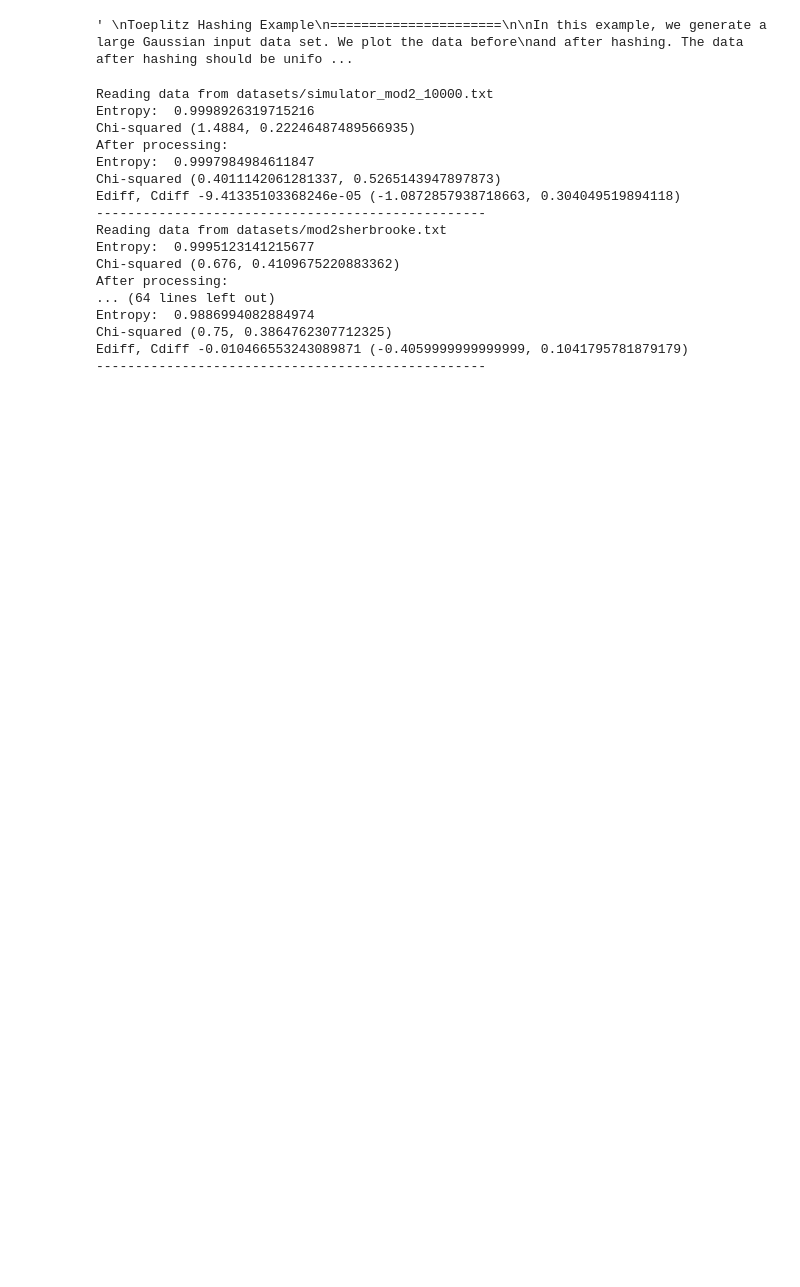
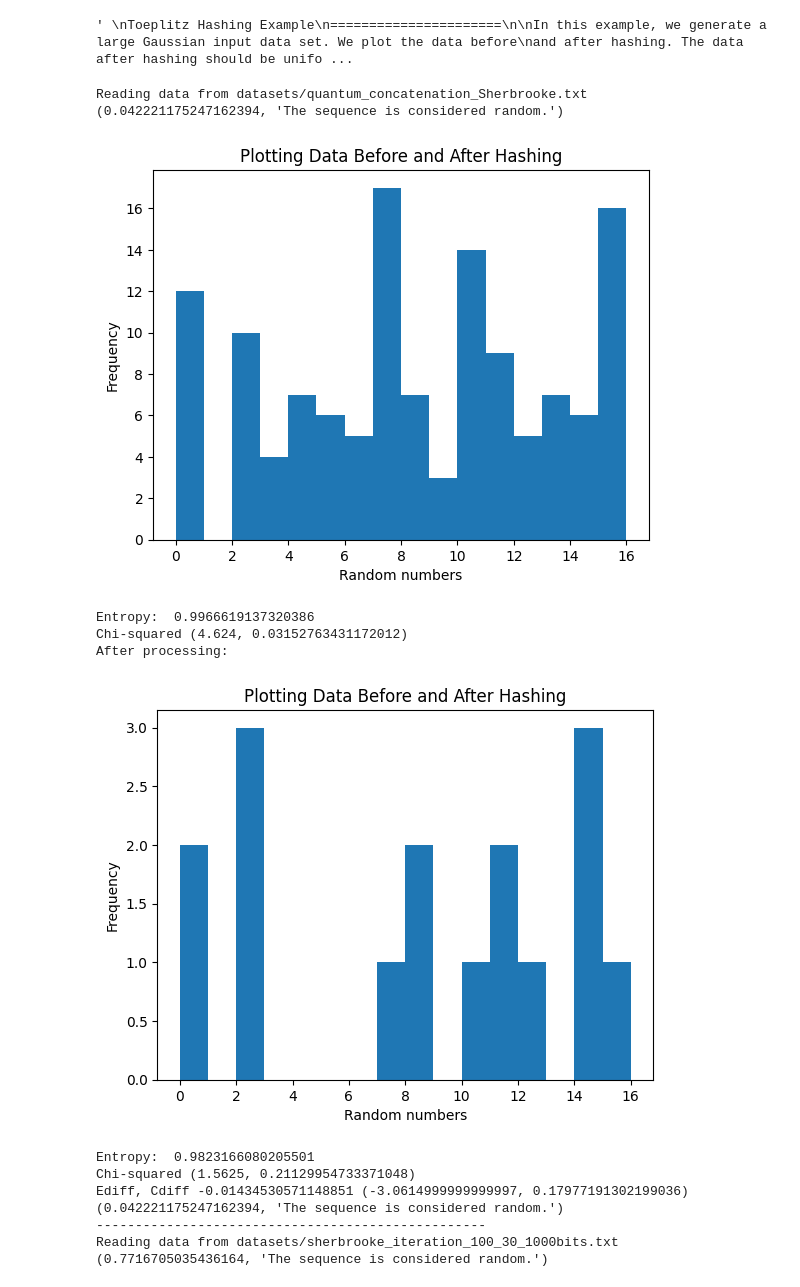
Before and after one commit to Valmohaugen/SC-Quantathon-2024, a Jupyter notebook: entropize.ipynb, the cells around one changed output. Saved outputs shown, nothing was run; the diff lists cells and outputs as text; code cells hidden in the pictures; blank space fills up the shorter version.

```diff
--- a/entropize.ipynb
+++ b/entropize.ipynb
@@ -106,6 +107,32 @@ def entropize(full_bitstring, inputdata, N, verbose=True, plot=True):
         print("Chi-squared", c1)
     return e1-e0, tuple_diff(c1,c0)
 
+
+def spectral_fft_test(bit_sequence):
+    from scipy.special import erfc
+
+    N = len(bit_sequence)
+    if N < 1000:
+        raise ValueError("Sequence length must be at least 1000 bits.")
+
+    seq = np.array([1 if bit == '1' else -1 for bit in bit_sequence])
+    fft_result = np.fft.fft(seq)
+    magnitudes = np.abs(fft_result)[0:N//2]
+    threshold = math.sqrt(math.log(1/0.05) * N)
+    num_peaks = np.sum(magnitudes < threshold)
+    N0 = 0.95 * N / 2
+    d = (num_peaks - N0) / math.sqrt(N * 0.95 * 0.05 / 4)
+    p_value = erfc(abs(d) / math.sqrt(2))
+
+    if p_value >= 0.01:
+        result = "The sequence is considered random."
+    else:
+        result = "The sequence is considered non-random."
+
+    return p_value, result
+
+
+
 def int_index_map(lst):
     indexes = {}
     counts = {}
@@ -170,29 +197,28 @@ def list_files_in_directory(directory):
     return files
 # %%
 N = 4
-for file in list_files_in_directory("datasets"):
+for file in list_files_in_directory("../renamed-datasets"):
     print(f"Reading data from {file}")
     full_bitstring = read_full_file_as_str(file)
     dataset = np.array(bitstring_to_int_array(full_bitstring, N))
+    print(spectral_fft_test(full_bitstring))
     #toefflize_with_extra(full_bitstring, dataset, N)
-    ediff, chidiff = entropize(full_bitstring, dataset, N, True, False)
+    ediff, chidiff = entropize(full_bitstring, dataset, N, True, True)
     print("Ediff, Cdiff", ediff, chidiff)
+    print(spectral_fft_test(full_bitstring))
     print('-'*50)
 # %% [output]
-Reading data from datasets/simulator_mod2_10000.txt
-Entropy:  0.9998926319715216
-Chi-squared (1.4884, 0.22246487489566935)
-After processing:
-Entropy:  0.9997984984611847
-Chi-squared (0.4011142061281337, 0.5265143947897873)
-Ediff, Cdiff -9.41335103368246e-05 (-1.0872857938718663, 0.304049519894118)
---------------------------------------------------
-Reading data from datasets/mod2sherbrooke.txt
-Entropy:  0.9995123141215677
-Chi-squared (0.676, 0.4109675220883362)
-After processing:
-... (64 lines left out)
-Entropy:  0.9886994082884974
-Chi-squared (0.75, 0.3864762307712325)
-Ediff, Cdiff -0.010466553243089871 (-0.4059999999999999, 0.1041795781879179)
---------------------------------------------------
+Reading data from datasets/quantum_concatenation_Sherbrooke.txt
+(0.042221175247162394, 'The sequence is considered random.')
+[figure, added]
+Entropy:  0.9966619137320386
+Chi-squared (4.624, 0.03152763431172012)
+After processing:
+[figure, added]
+Entropy:  0.9823166080205501
+Chi-squared (1.5625, 0.21129954733371048)
+Ediff, Cdiff -0.01434530571148851 (-3.0614999999999997, 0.17977191302199036)
+(0.042221175247162394, 'The sequence is considered random.')
+--------------------------------------------------
+Reading data from datasets/sherbrooke_iteration_100_30_1000bits.txt
+(0.7716705035436164, 'The sequence is considered random.')
```
Also changed, not shown: parts of 2 cells of this notebook, 2 other files.
